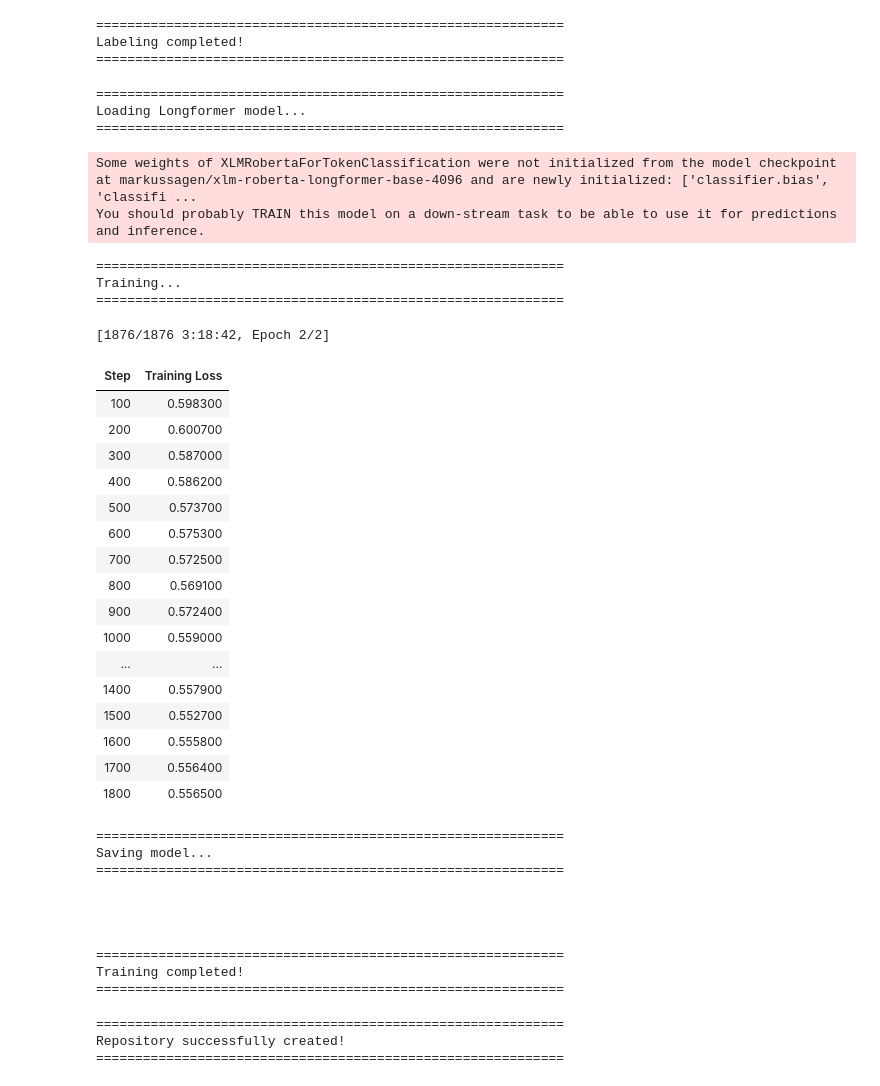
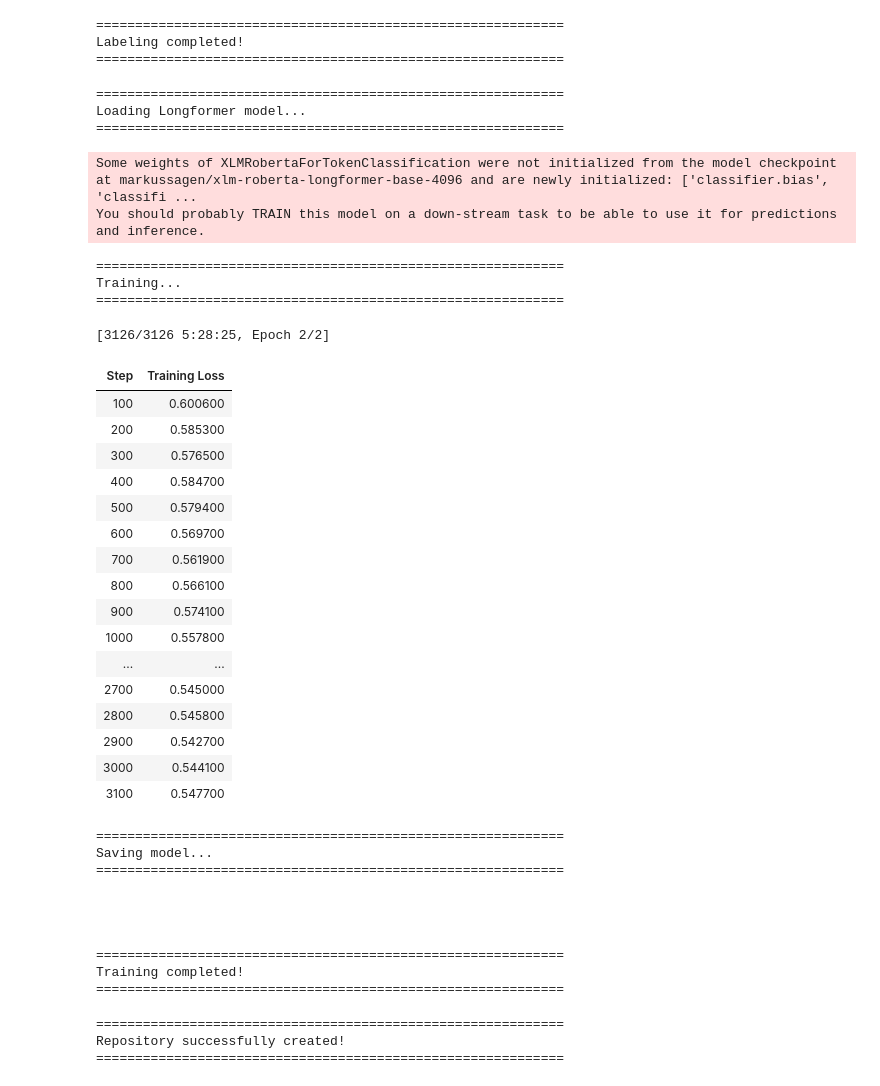
Before and after one commit to LookUpMark/sm-sip, a Jupyter notebook: extension-italian-wits-semantic/training-sigext.ipynb, the cells around one changed output. Saved outputs shown, nothing was run; the diff lists cells and outputs as text; code cells hidden in the pictures.

Commit message:
feat: Update training notebook to use 25k samples, ignore JSONL files, and add .gitkeep to the data directory.

```diff
--- a/extension-italian-wits-semantic/training-sigext.ipynb
+++ b/extension-italian-wits-semantic/training-sigext.ipynb
@@ -24,22 +24,25 @@ from transformers import (
 from huggingface_hub import login, HfApi
 
 # On Kaggle
+"""
 from kaggle_secrets import UserSecretsClient
 secret_label = "HF_TOKEN"
 HF_TOKEN = UserSecretsClient().get_secret(secret_label)
+"""
 
 #HF_TOKEN = os.getenv("HF_TOKEN")
+HF_TOKEN = "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"
 HF_USERNAME = "LookUpMark"
-REPO_NAME = "sigext-wits-it-15k"
+REPO_NAME = "sigext-wits-it-25k"
 
 CONFIG = {
     "SBERT_MODEL": 'sentence-transformers/paraphrase-multilingual-mpnet-base-v2',
     "LONGFORMER_MODEL": "markussagen/xlm-roberta-longformer-base-4096",
     "MAX_LEN": 2048,
     "SEMANTIC_THRESHOLD": 0.60,
-    "NUM_TRAIN_SAMPLES": 15000,
-    "TRAIN_FILE": "wits_train_15k.jsonl",
-    "OUTPUT_DIR": "./sigext_15k_final",
+    "NUM_TRAIN_SAMPLES": 25000,
+    "TRAIN_FILE": "wits_train_25k.jsonl",
+    "OUTPUT_DIR": "./sigext_25k_final",
     "MIN_SOURCE_LEN": 500,
     "MAX_SOURCE_LEN": 10000,
     "MIN_SUMMARY_LEN": 50,
@@ -167,7 +180,7 @@ class WeightedTrainer(Trainer):
 
         return (loss, outputs) if return_outputs else loss
 # %%
-def train_sigext_15k():
+def train_sigext_25k():
     # Load Longformer model
     print("="*60 + "\nLoading Longformer model...\n" + "="*60)
     print("\n\n\n")
@@ -264,34 +277,34 @@ Labeling completed!
 ============================================================
 # %%
 # Train model
-train_sigext_15k()
+train_sigext_25k()
 # %% [output]
 ============================================================
 Loading Longformer model...
 ============================================================
 Some weights of XLMRobertaForTokenClassification were not initialized from the model checkpoint at markussagen/xlm-roberta-longformer-base-4096 and are newly initialized: ['classifier.bias', 'classifi ...
 You should probably TRAIN this model on a down-stream task to be able to use it for predictions and inference.
 ============================================================
 Training...
 ============================================================
-[1876/1876 3:18:42, Epoch 2/2]
+[3126/3126 5:28:25, Epoch 2/2]
 | Step | Training Loss |
-| 100 | 0.598300 |
-| 200 | 0.600700 |
-| 300 | 0.587000 |
-| 400 | 0.586200 |
-| 500 | 0.573700 |
-| 600 | 0.575300 |
-| 700 | 0.572500 |
-| 800 | 0.569100 |
-| 900 | 0.572400 |
-| 1000 | 0.559000 |
+| 100 | 0.600600 |
+| 200 | 0.585300 |
+| 300 | 0.576500 |
+| 400 | 0.584700 |
+| 500 | 0.579400 |
+| 600 | 0.569700 |
+| 700 | 0.561900 |
+| 800 | 0.566100 |
+| 900 | 0.574100 |
+| 1000 | 0.557800 |
 | ... | ... |
-| 1400 | 0.557900 |
-| 1500 | 0.552700 |
-| 1600 | 0.555800 |
-| 1700 | 0.556400 |
-| 1800 | 0.556500 |
+| 2700 | 0.545000 |
+| 2800 | 0.545800 |
+| 2900 | 0.542700 |
+| 3000 | 0.544100 |
+| 3100 | 0.547700 |
 ============================================================
 Saving model...
 ============================================================
```
Also changed, not shown: parts of 4 cells of this notebook, 2 other files.
